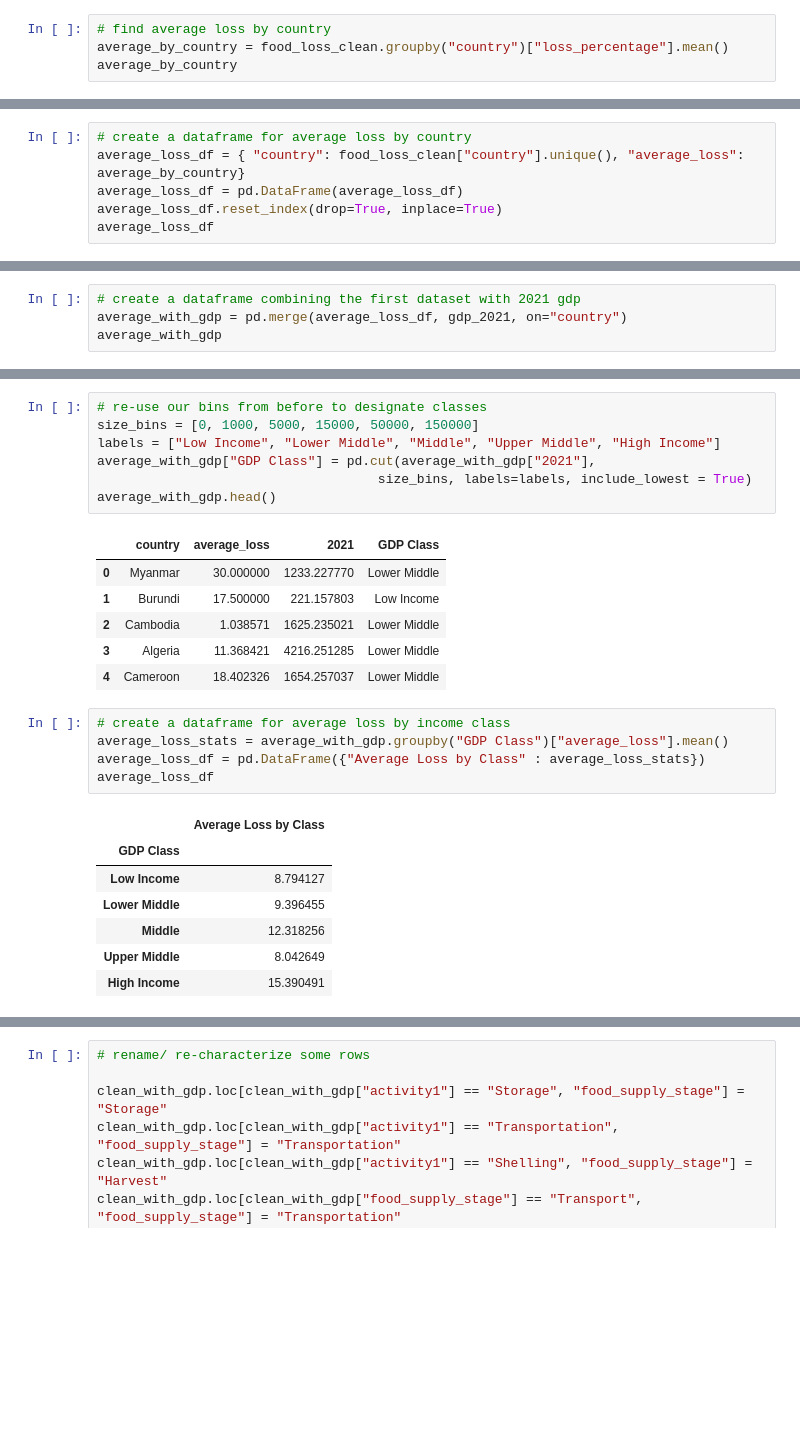
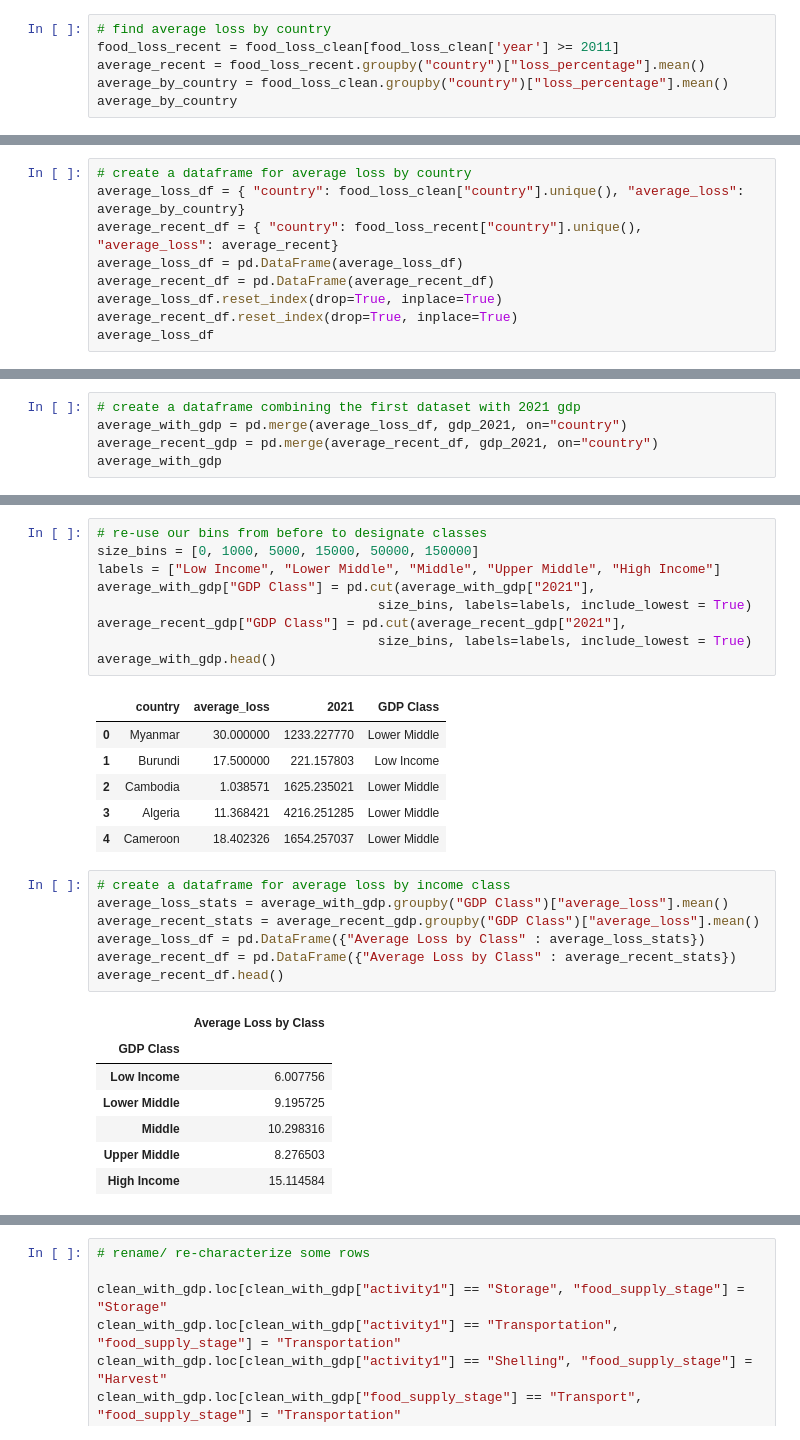
Before and after one commit to alanisrperez/food-waste-patterns, a Jupyter notebook: food-waste-tatyana.ipynb, the cells around one changed output, grey strips where cells are left out. Cells and saved outputs as stored; diff of their text form; blank space fills up the shorter version.

```diff
--- a/food-waste-tatyana.ipynb
+++ b/food-waste-tatyana.ipynb
@@ -271,6 +282,8 @@ gdp_2021.head()
 | 4 | Angola | 1927.474078 |
 # %%
 # find average loss by country
+food_loss_recent = food_loss_clean[food_loss_clean['year'] >= 2011]
+average_recent = food_loss_recent.groupby("country")["loss_percentage"].mean()
 average_by_country = food_loss_clean.groupby("country")["loss_percentage"].mean()
 average_by_country
 # %% [output]
@@ -290,8 +303,11 @@ Name: loss_percentage, Length: 127, dtype: float64
 # %%
 # create a dataframe for average loss by country
 average_loss_df = { "country": food_loss_clean["country"].unique(), "average_loss": average_by_country}
+average_recent_df = { "country": food_loss_recent["country"].unique(), "average_loss": average_recent}
 average_loss_df = pd.DataFrame(average_loss_df)
+average_recent_df = pd.DataFrame(average_recent_df)
 average_loss_df.reset_index(drop=True, inplace=True)
+average_recent_df.reset_index(drop=True, inplace=True)
 average_loss_df
 # %% [output]
 |  | country | average_loss |
@@ -310,6 +326,7 @@ average_loss_df
 # %%
 # create a dataframe combining the first dataset with 2021 gdp
 average_with_gdp = pd.merge(average_loss_df, gdp_2021, on="country")
+average_recent_gdp = pd.merge(average_recent_df, gdp_2021, on="country")
 average_with_gdp
 # %% [output]
 |  | country | average_loss | 2021 |
@@ -331,6 +348,8 @@ size_bins = [0, 1000, 5000, 15000, 50000, 150000]
 labels = ["Low Income", "Lower Middle", "Middle", "Upper Middle", "High Income"]
 average_with_gdp["GDP Class"] = pd.cut(average_with_gdp["2021"],
                                     size_bins, labels=labels, include_lowest = True)
+average_recent_gdp["GDP Class"] = pd.cut(average_recent_gdp["2021"],
+                                    size_bins, labels=labels, include_lowest = True)
 average_with_gdp.head()
 # %% [output]
 |  | country | average_loss | 2021 | GDP Class |
@@ -342,16 +361,18 @@ average_with_gdp.head()
 # %%
 # create a dataframe for average loss by income class
 average_loss_stats = average_with_gdp.groupby("GDP Class")["average_loss"].mean()
+average_recent_stats = average_recent_gdp.groupby("GDP Class")["average_loss"].mean()
 average_loss_df = pd.DataFrame({"Average Loss by Class" : average_loss_stats})
-average_loss_df
+average_recent_df = pd.DataFrame({"Average Loss by Class" : average_recent_stats})
+average_recent_df.head()
 # %% [output]
 |  | Average Loss by Class |
 | GDP Class |  |
-| Low Income | 8.794127 |
-| Lower Middle | 9.396455 |
-| Middle | 12.318256 |
-| Upper Middle | 8.042649 |
-| High Income | 15.390491 |
+| Low Income | 6.007756 |
+| Lower Middle | 9.195725 |
+| Middle | 10.298316 |
+| Upper Middle | 8.276503 |
+| High Income | 15.114584 |
 # %%
 # create a bar graph for average loss by income class
 average_loss_df.plot(kind = "bar", colormap = 'viridis', figsize = (6, 5), ylabel = "Average Loss (%)", title = "Average Food Waste by Income Class (2021)")
```
Also changed, not shown: parts of 10 cells of this notebook, 8 other files.
